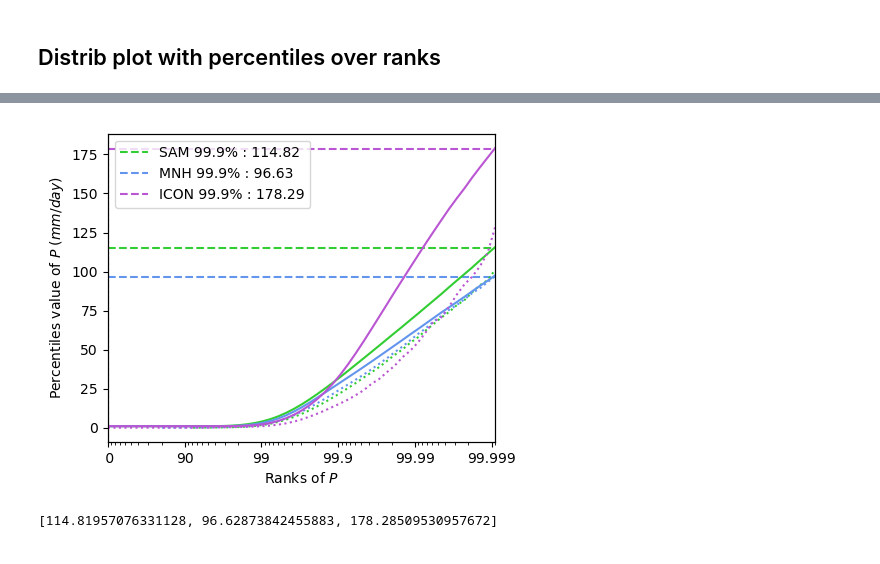
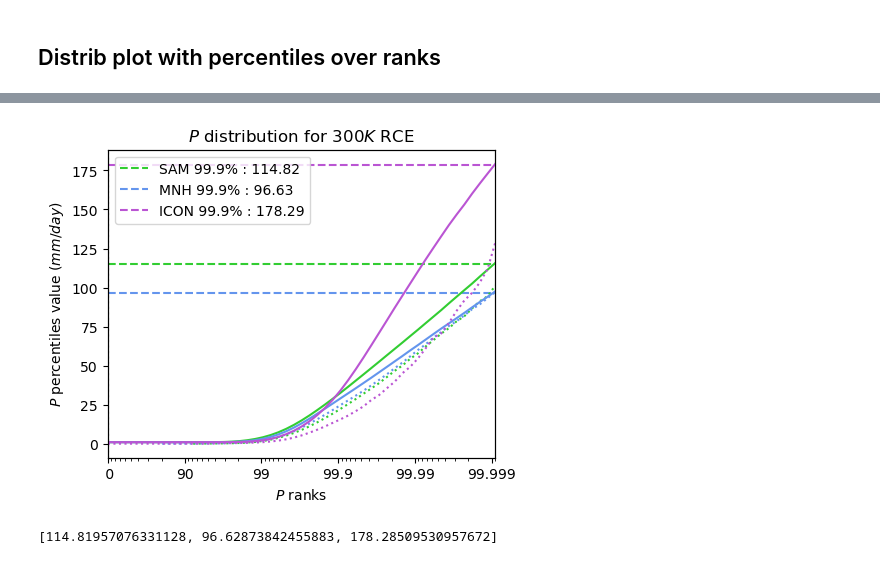
Before and after one commit to bfildier/stage-2023-multiscale-extremes, a Jupyter notebook: scripts/RCEMIP/Figures_3simulations.ipynb, the cells around one changed output, grey strips where cells are left out. Drawn from its saved outputs; the diff is of its cells as text; code cells hidden in the pictures.

```diff
--- a/scripts/RCEMIP/Figures_3simulations.ipynb
+++ b/scripts/RCEMIP/Figures_3simulations.ipynb
@@ -168,36 +270,37 @@ frac_rain = [pickle.load(open(sam_frac_rain, "rb")), pickle.load(open(mnh_frac_r
 # %%
 ## Plot the distribution of precipitations
 fig, ax = plt.subplots(figsize=(5, 4))
 #--- on IL x axis
 ax_show = ax.twiny()
 slice_x_from = 0
 setXaxisIL(ax, sam_dist.ranks[slice_x_from:])
 horizontal_line = [dist.percentiles[-1] for dist in distribs]
 
 for i, dist in enumerate(distribs):
     frac = frac_rain[i]
     # x y data
     ranks = dist.ranks[slice_x_from:]
     perc= dist.percentiles[slice_x_from:]
     perc = np.array(perc) +1.0
 
     # print('check that the curve bounds match')
     # print('y bounds:',perc[slice_x_from:][0],perc[slice_x_from:][-1])
     # print()
 
     showData(ax_show,ranks,perc, rankmax = 99.999, color = colors[i]) #, label = sim_names[i])
     showData(ax_show,ranks,perc*frac, rankmax = 99.999, linestyle = ':', color = colors[i])#, label = "% under MCS")
 
     ax.axhline(y=horizontal_line[i], color = colors[i], linestyle = '--', label = sim_names[i]+f" 99.9% : {np.round(horizontal_line[i], 2)}")
     ax.legend(loc = 'upper left')
 
 ax.axvline(x=1/(1-(99.999)/100), color = 'black', linestyle = ':', label = "99.9 ranks value")
 
-ax.set_xlabel('Ranks of $P$')
-ax.set_ylabel('Percentiles value of $P$ $(mm/day)$')
+ax.set_xlabel('$P$ ranks')
+ax.set_ylabel('$P$ percentiles value $(mm/day)$')
+ax.set_title('$P$ distribution for $300K$ RCE')
 plt.show()
 # %% [output]
-[figure, old version]
+[figure, new version]
 # %%
 horizontal_line = [dist.percentiles[-1] for dist in distribs]
 horizontal_line
```
Also changed, not shown: parts of 4 cells of this notebook, 12 other files.
